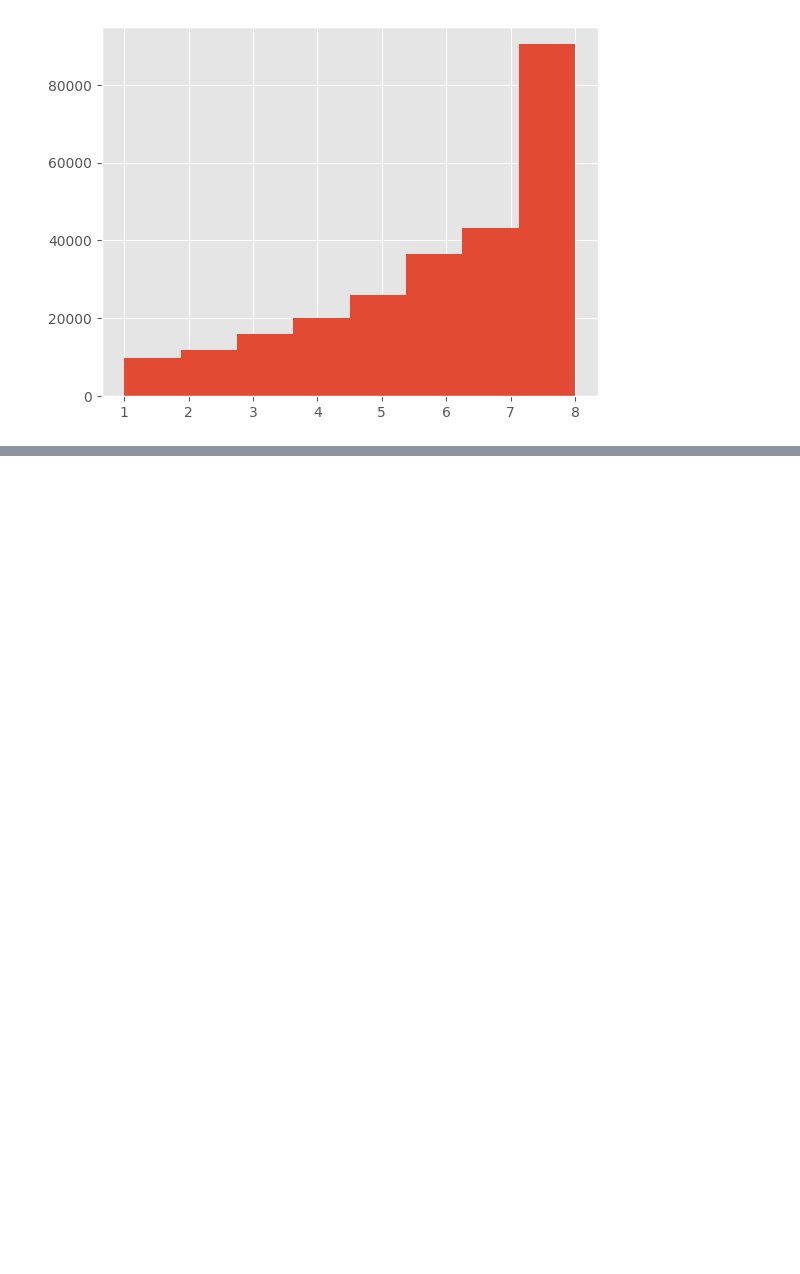
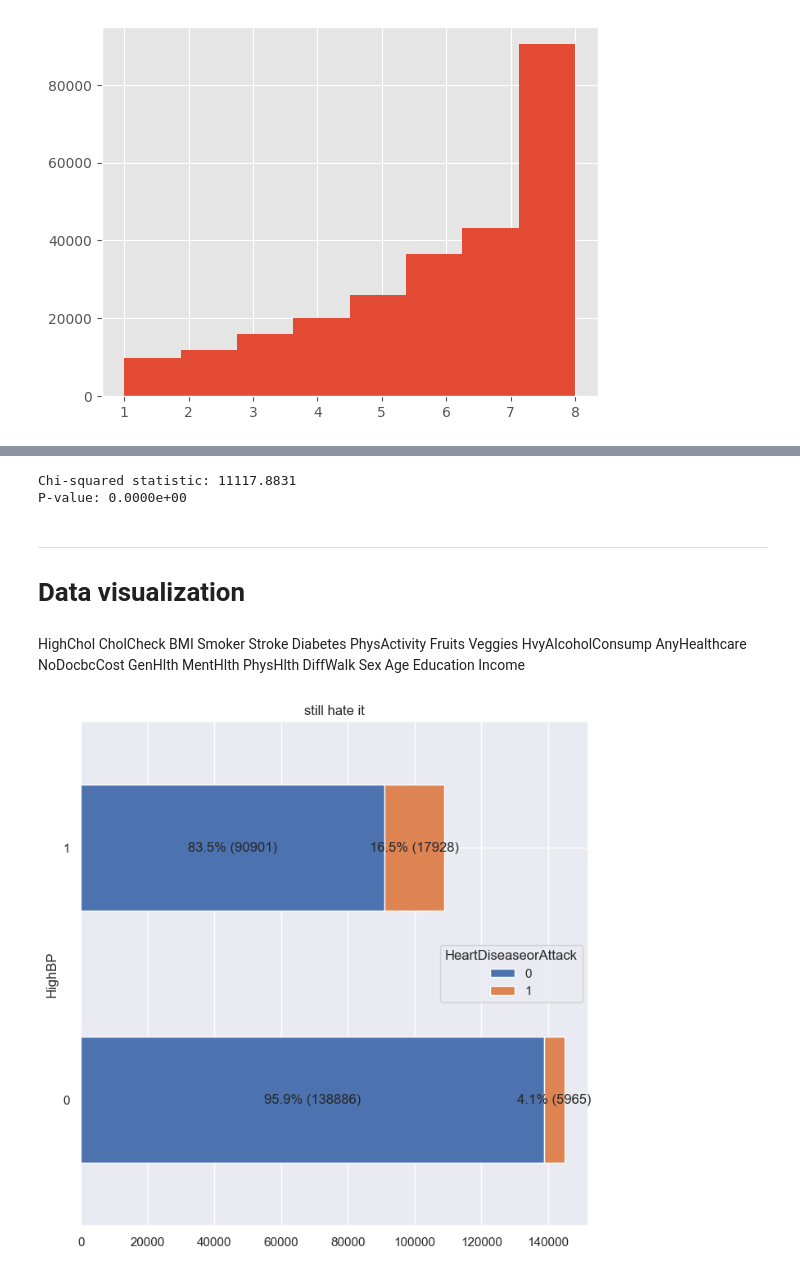
Before and after one commit to RobinMurk/Heart_attack_risk_analysis, a Jupyter notebook: Heart_disease_analysis.ipynb, the cells around one changed output, grey strips where cells are left out. Saved outputs shown, nothing was run; the diff lists cells and outputs as text; code cells hidden in the pictures; blank space fills up the shorter version.

```diff
--- a/Heart_disease_analysis.ipynb
+++ b/Heart_disease_analysis.ipynb
@@ -178,0 +142,13 @@ data.plot(x="Age", y="HighBP", kind="bar", ax=ax, color="maroon")
+# %%
+from scipy.stats import pointbiserialr
+
+corr_matrix = np.zeros((len(data.columns), len(data.columns)))
+for i in range(len(data.columns)):
+    for j in range(len(data.columns)):
+        if i == j:
+            corr_matrix[i][j] = 1
+        else:
+            corr, p_value = pointbiserialr(data.iloc[:, i], data.iloc[:, j])
+            corr_matrix[i][j] = corr
+corr_df = pd.DataFrame(corr_matrix, columns=data.columns, index=data.columns)
+print(corr_df)
@@ -178,0 +303,65 @@ data.plot(x="Age", y="HighBP", kind="bar", ax=ax, color="maroon")
+# %%
+from scipy.stats import chi2_contingency
+
+contingency_table = pd.crosstab(data['HeartDiseaseorAttack'], data['HighBP'])
+chi2_stat, p_value, _, _ = chi2_contingency(contingency_table)
+
+print(f'Chi-squared statistic: {chi2_stat:.4f}')
+print(f'P-value: {p_value:.4e}')
+# %% [output]
+Chi-squared statistic: 11117.8831
+P-value: 0.0000e+00
+# %% [markdown]
+----------------------------------------------------------------
+# Data visualization
+# %% [markdown]
+
+HighChol
+CholCheck
+BMI
+Smoker
+Stroke
+Diabetes
+PhysActivity
+Fruits
+Veggies
+HvyAlcoholConsump
+AnyHealthcare
+NoDocbcCost
+GenHlth
+MentHlth
+PhysHlth
+DiffWalk
+Sex
+Age
+Education
+Income
+# %%
+# For graph
+def plot_figure(pivot_table, title, xpos,x,y):
+    ax = pivot_table.plot.barh(stacked = True, figsize = (x,y))
+    labels = []
+    for j in pivot_table.columns:
+        for i in pivot_table.index:
+            if ((j == 0) and (pivot_table.loc[i][j] < 10) and (pivot_table.loc[i][j] < sum(pivot_table.loc[i]))):
+                label = ""
+            else:
+                label = str(round((pivot_table.loc[i][j]/sum(pivot_table.loc[i]))*100,1)) + "% (" + str(pivot_table.loc[i][j].astype('int64')) + ")"
+            labels.append(label)
+
+    patches = ax.patches
+    for label, rect in zip(labels, patches):
+        width = rect.get_width()
+        if width > 0:
+            x = rect.get_x()
+            y = rect.get_y()
+            height = rect.get_height()
+
+            if width>xpos:
+                ax.text(x + width/2, y + height/2., label, ha='center', va='center')
+            else:
+                ax.text(x + xpos, y + height/2., label, ha='center', va='center')
+    plt.title(title)
+    plt.show()
+# %% [output]
+[figure, added]
```
Also changed, not shown: parts of 28 cells of this notebook.
